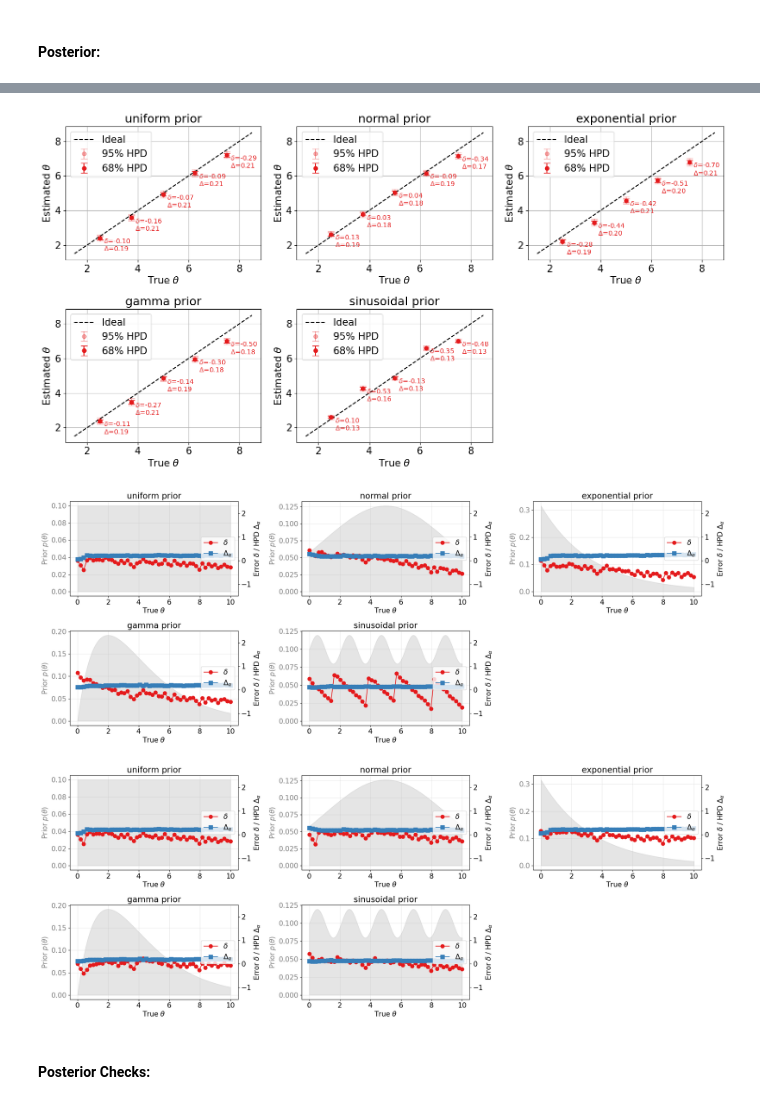
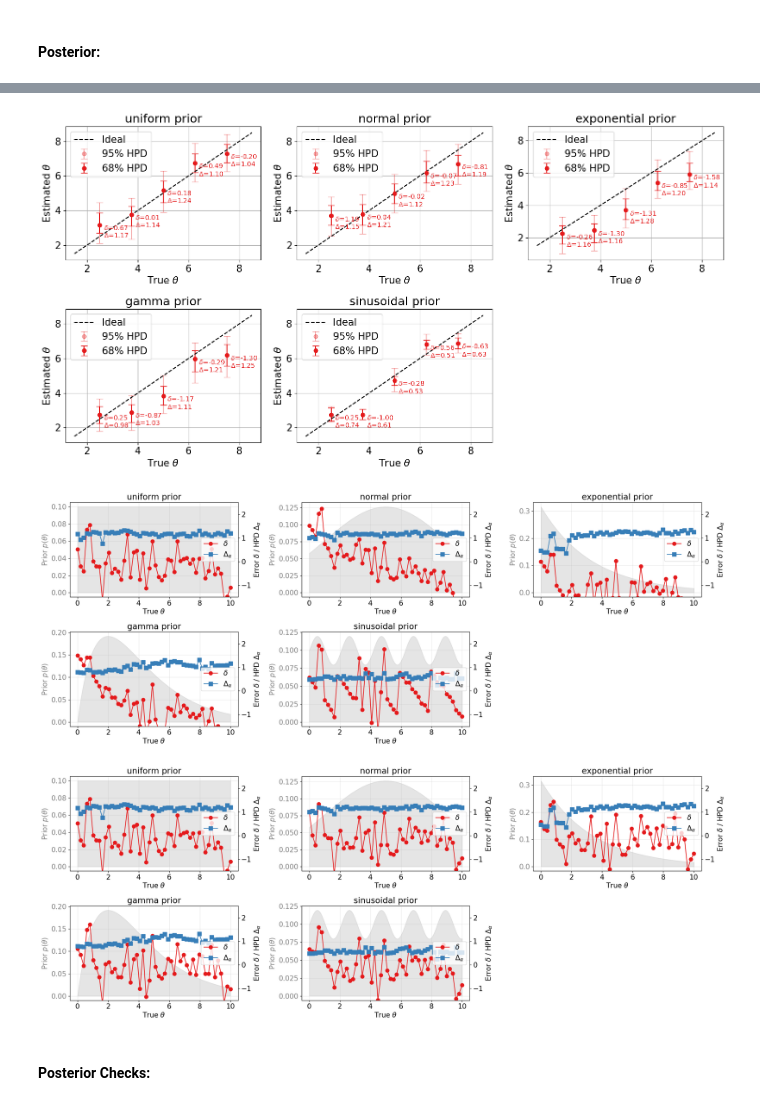
Before and after one commit to nabil-2/NNPD, a Jupyter notebook: toy_example.ipynb, the cells around one changed output, grey strips where cells are left out. Cells and saved outputs as stored; diff of their text form; code cells hidden in the pictures.

```diff
--- a/toy_example.ipynb
+++ b/toy_example.ipynb
@@ -14,7 +14,7 @@ plt.rc('axes', prop_cycle=plt.cycler(color=plt.get_cmap('Set1').colors))
 config = {
     "data": {
         "parameter_range": (0, 10),
-        "std": 1.,
+        "std": 2.,
         #"likelihood_prior_sampling_ratio": 1,
         "n_parameters": 1,
         "n_train": 70_000,
@@ -775,6 +775,7 @@ def get_posteriors_and_errors(data, parameters_post):
     return all_posteriors, all_HPDs, all_ratios
 # %%
 save = True
+samples_per_n_posterior=10
 filename_parameter_per_prior = get_filepath(f"posterior_errors/parameter_per_prior.svg", config) if save else None
 filename_prior_per_parameter = get_filepath(f"posterior_errors/prior_per_parameter.svg", config) if save else None
 filename_prior_per_ratios = get_filepath(f"posterior_errors/prior_per_ratios.svg", config) if save else None
@@ -783,17 +784,17 @@ filename_error_and_hpd_width = get_filepath(f"posterior_errors/error_and_hpd_wid
 filename_error_and_hpd_width_ratios = get_filepath(f"posterior_errors/error_and_hpd_width_ratios.svg", config) if save else None
 
 parameters_post = np.linspace(param_min, param_max, n_parameters)
-data_inputs = create_data_inputs(n_posterior=2, samples_per_n_posterior=10)
+data_inputs = create_data_inputs(n_posterior=2, samples_per_n_posterior=samples_per_n_posterior)
 all_posteriors, all_HPDs, all_ratios = get_posteriors_and_errors(data_inputs, parameters_post)
 plot_parameter_per_prior(all_posteriors, parameters_post, data_inputs, filename=filename_parameter_per_prior)
 plot_prior_per_parameter(all_posteriors, parameters_post, data_inputs, filename=filename_prior_per_parameter)
 plot_prior_per_ratios(all_ratios, parameters_post, data_inputs, filename=filename_prior_per_ratios)
 
-data_inputs = create_data_inputs(n_posterior=5, samples_per_n_posterior=10)
+data_inputs = create_data_inputs(n_posterior=5, samples_per_n_posterior=samples_per_n_posterior)
 all_posteriors, all_HPDs, all_ratios = get_posteriors_and_errors(data_inputs, parameters_post)
 plot_errorbars(all_HPDs, data_inputs, all_posteriors, parameters_post, filename=filename_errorbars)
 
-data_inputs = create_data_inputs(n_posterior=50, margin=0, samples_per_n_posterior=100)
+data_inputs = create_data_inputs(n_posterior=50, margin=0, samples_per_n_posterior=samples_per_n_posterior)
 all_posteriors, all_HPDs, all_ratios = get_posteriors_and_errors(data_inputs, parameters_post)
 plot_error_and_hpd_width(all_HPDs, data_inputs, all_posteriors, parameters_post, priors, filename=filename_error_and_hpd_width)
 plot_error_and_hpd_width(all_HPDs, data_inputs, all_ratios, parameters_post, priors, filename=filename_error_and_hpd_width_ratios)
@@ -804,6 +805,6 @@ plot_error_and_hpd_width(all_HPDs, data_inputs, all_ratios, parameters_post, pri
-[figure, old version]
+[figure, new version]
-[figure, old version]
+[figure, new version]
-[figure, old version]
+[figure, new version]
 # %% [markdown]
 #### Posterior Checks:
 # %% [markdown]
```
Also changed, not shown: parts of 6 cells of this notebook, 24 other files.
